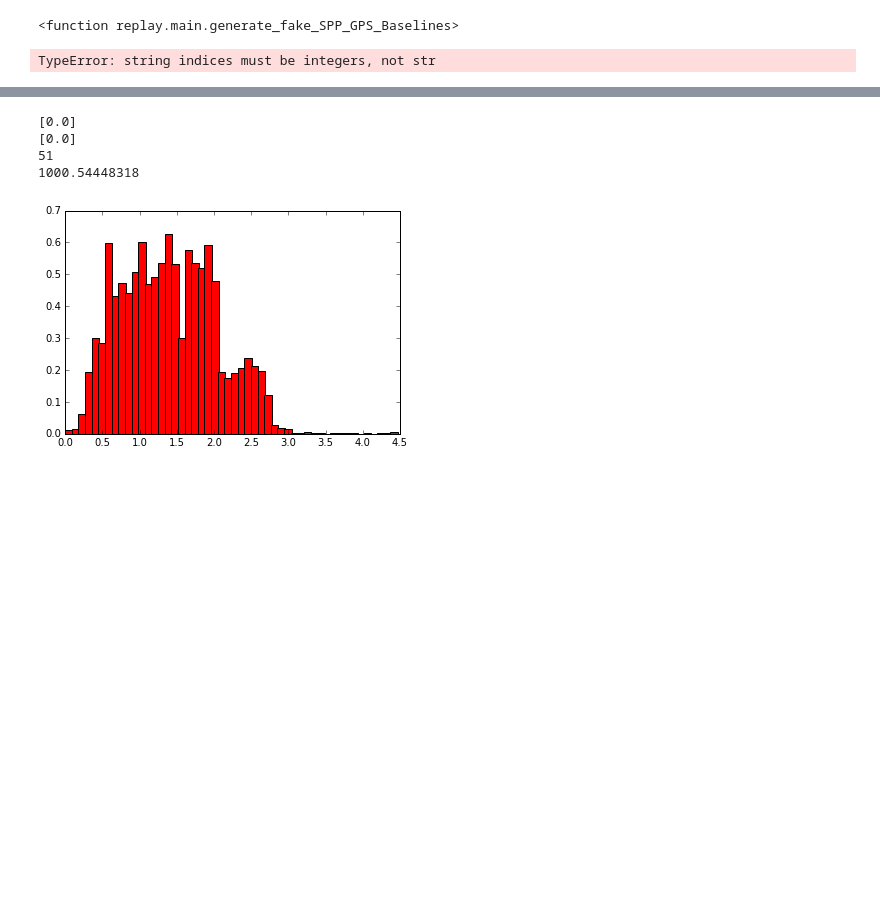
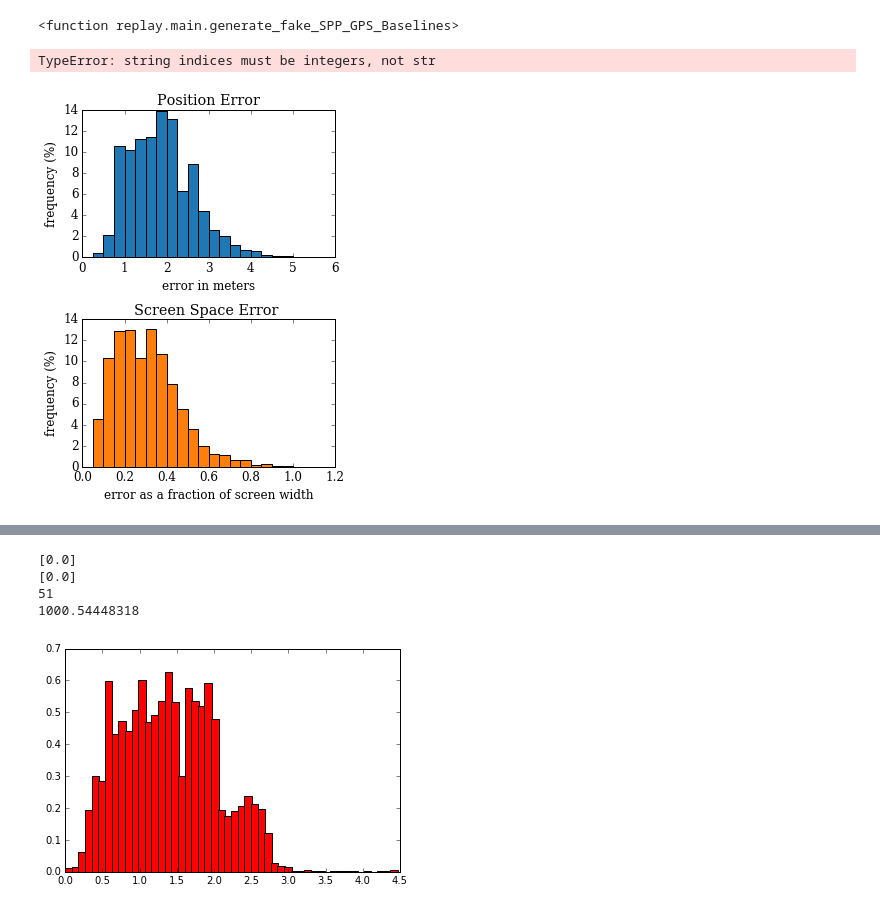
Before and after one commit to njoubert/spooky, a Jupyter notebook: experiments/ipython/31 - NJ - Generating GPS vs RTK Error Plots for SIGASIA.ipynb, the cells around one changed output, grey strips where cells are left out. Saved outputs shown, nothing was run; the diff lists cells and outputs as text; code cells hidden in the pictures; blank space fills up the shorter version.

```diff
--- a/experiments/ipython/31 - NJ - Generating GPS vs RTK Error Plots for SIGASIA.ipynb
+++ b/experiments/ipython/31 - NJ - Generating GPS vs RTK Error Plots for SIGASIA.ipynb
@@ -90,9 +90,8 @@ def get_errors_from_log(logname, startTime=0.0, endTime=-1.0):
 
     errorNED = []
     errorNE  = []
-    calibrated_baselines = {}
-    calibrated_baselines['192.168.2.51']
-    real_baselines = {}
+    calibrated_baselines = []
+    real_baselines = []
 
     startTime = None
     lastTime = 0
@@ -119,4 +118,4 @@ def get_errors_from_log(logname, startTime=0.0, endTime=-1.0):
                     errorNED.append([localError])
                     localNEError = linalg.norm(real_baseline[0:1] - calib_rel_ned[0:1])
                     errorNE.append([localNEError])
-    return errorNE, errorNED, calibrated_baselines, real_baslines, lastTime - startTime
+    return errorNE, errorNED, calibrated_baselines, real_baselines, lastTime - startTime
@@ -123 +143,33 @@ def get_errors_from_log(logname, startTime=0.0, endTime=-1.0):
+# %%
+pylab.rcParams['figure.figsize'] = 4.5, 6
+matplotlib.rcParams.update({'font.size': 12})
+plt.rc('font', family='serif')
+
+gs = gridspec.GridSpec(2, 1, width_ratios=[1], height_ratios=[1,1])
+fig = plt.figure()
+
+# fig.suptitle("", fontsize=18)
+
+f1 = fig.add_subplot(gs[0])
+f2 = fig.add_subplot(gs[1])
+
+
+# WORLD SPACE ERROR
+rects1 = f1.bar(worldspace_bins[1:51], worldspace_n, 0.25, color=t10[0])
+f1.set_title('Position Error')
+f1.set_xlabel('error in meters')
+f1.set_ylabel('frequency (%)')
+
+
+# SCREEN SPACE ERROR
+rects1 = f2.bar(screenspace_bins[1:51], screenspace_n, 0.05, color=t10[1])
+f2.set_title('Screen Space Error ')
+f2.set_xlabel('error as a fraction of screen width')
+f2.set_ylabel('frequency (%)')
+
+
+fig.tight_layout()
+pylab.savefig("GPS_Error.pdf")
+# %% [output]
+[figure, added]
 # %%
```
Also changed, not shown: parts of 6 cells of this notebook, 5 other files.
